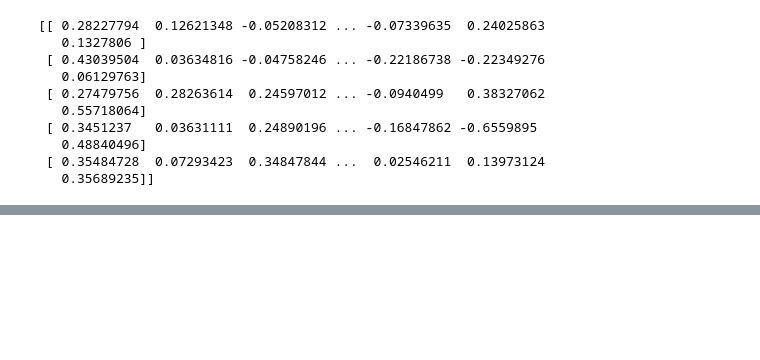
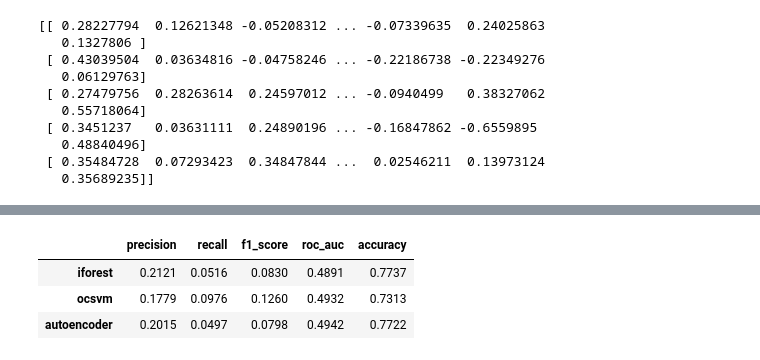
Before and after one commit to sow19/Detection-d-anomalies, a Jupyter notebook: code_source/contamination_anomalies/apprentissage_contamination3.ipynb, the cells around one changed output, grey strips where cells are left out. Cells and saved outputs as stored; diff of their text form; code cells hidden in the pictures; blank space fills up the shorter version.

```diff
--- a/code_source/contamination_anomalies/apprentissage_contamination3.ipynb
+++ b/code_source/contamination_anomalies/apprentissage_contamination3.ipynb
@@ -205,3 +160,2 @@ Nombre d'anomalies détectées - One-Class SVM: 46
 # %%
-indices_df = pd.read_csv("../../data/contaminated/anomaly_indices.csv")
-anomaly_indices_true = indices_df['anomaly_indices'].tolist()
+anomaly_indices_file=("../../data/contaminated/anomaly_indices.csv")
@@ -348,0 +246,3 @@ Autoencoder - Precision: 0.3462, Recall: 0.0804, F1-Score: 0.1304, AUC-ROC: 0.54
+# %%
+evaluate_anomaly_detection_models_non_supervised(X_train, isolation_forest, oc_svm, autoencoder, anomaly_indices_file)
+# %% [output]
@@ -348,0 +251,4 @@ Autoencoder - Precision: 0.3462, Recall: 0.0804, F1-Score: 0.1304, AUC-ROC: 0.54
+|  | precision | recall | f1_score | roc_auc | accuracy |
+| iforest | 0.2121 | 0.0516 | 0.0830 | 0.4891 | 0.7737 |
+| ocsvm | 0.1779 | 0.0976 | 0.1260 | 0.4932 | 0.7313 |
+| autoencoder | 0.2015 | 0.0497 | 0.0798 | 0.4942 | 0.7722 |
```
Also changed, not shown: parts of 24 cells of this notebook, 2 other files.
